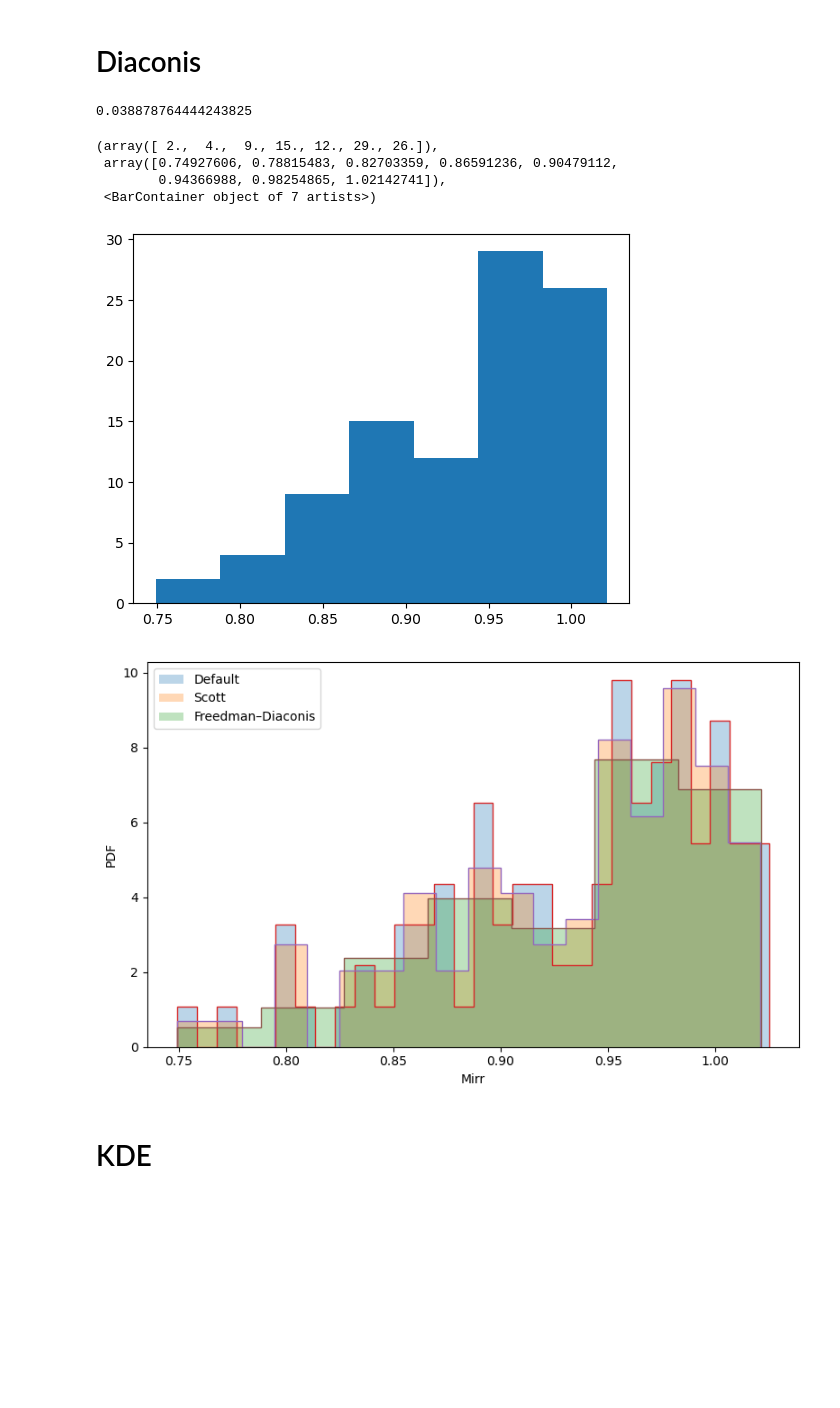
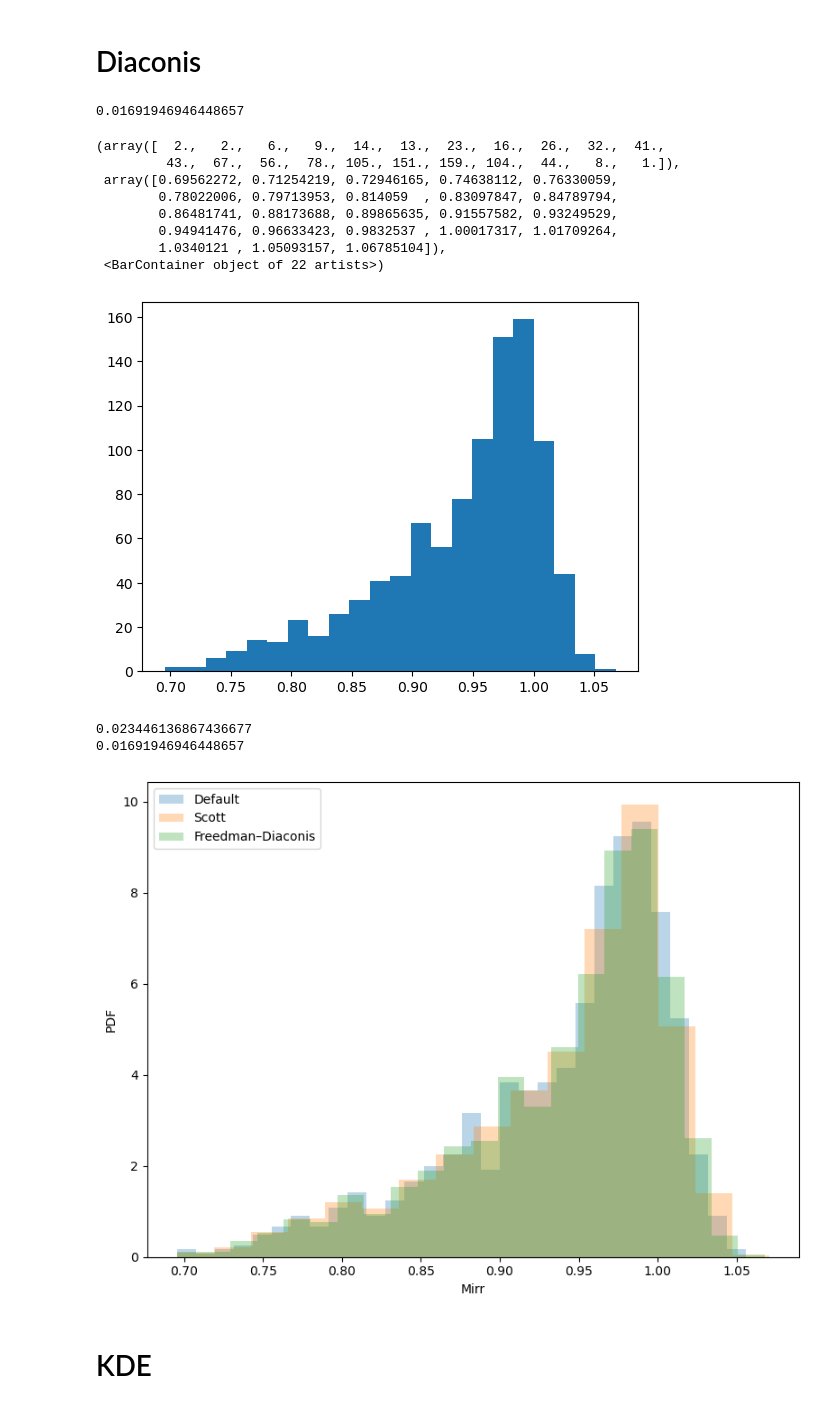
Before and after one commit to lsabatino03/astrostatistics_bicocca_2026, a Jupyter notebook: working/L07_BH.ipynb, the cells around one changed output. Drawn from its saved outputs; the diff is of its cells as text; code cells hidden in the pictures; blank space fills up the shorter version.

```diff
--- a/working/L07_BH.ipynb
+++ b/working/L07_BH.ipynb
@@ -10,7 +10,7 @@ from astroML import stats as astroMLstats
 # %%
 sigma = 0.02
 mu = 1
-N = 100
+N = 1000
 
 chi = np.random.uniform(0,1,N)
 M = np.random.normal(mu, sigma, N)
@@ -31,10 +31,14 @@ plt.hist(Mirr)
 # %% [markdown]
 # Scott
 # %%
-delta = 3.5*sigma/len(Mirr)**(1/3)
+def scott(data):
+    sigma = np.std(data)
+    n = len(data)
+    delta = 3.5 * sigma / n**(1/3)
+    bins = np.arange(np.min(data), np.max(data)+delta, delta)
+    print(delta)
+    return bins
 
-bins_scott = np.arange(np.min(Mirr), np.max(Mirr), delta)
-print(delta)
 
-plt.hist(Mirr, bins = bins_scott)
+plt.hist(Mirr, bins = scott(Mirr))
 # %% [output]
@@ -52,44 +56,47 @@ plt.hist(Mirr, bins = bins_scott)
 # %%
 from astroML import stats as astroMLstats
 
-sigmaG = astroMLstats.sigmaG(Mirr)
-delta = 2.7*sigmaG/len(Mirr)**(1/3)
-print(delta)
+def diac(data):
+    sigmaG = astroMLstats.sigmaG(Mirr)
+    n = len(data)
+    delta = 2.7*sigmaG/n**(1/3)
+    bins = np.arange(np.min(data), np.max(data)+delta, delta)
+    print(delta)
+    return bins
 
-bins_diac = np.arange(np.min(Mirr), np.max(Mirr), delta)
-
-plt.hist(Mirr, bins = bins_diac)
+plt.hist(Mirr, bins = diac(Mirr))
 # %% [output]
-0.038878764444243825
+0.01691946946448657
-(array([ 2.,  4.,  9., 15., 12., 29., 26.]),
- array([0.74927606, 0.78815483, 0.82703359, 0.86591236, 0.90479112,
-        0.94366988, 0.98254865, 1.02142741]),
- <BarContainer object of 7 artists>)
+(array([  2.,   2.,   6.,   9.,  14.,  13.,  23.,  16.,  26.,  32.,  41.,
+         43.,  67.,  56.,  78., 105., 151., 159., 104.,  44.,   8.,   1.]),
+ array([0.69562272, 0.71254219, 0.72946165, 0.74638112, 0.76330059,
+        0.78022006, 0.79713953, 0.814059  , 0.83097847, 0.84789794,
+        0.86481741, 0.88173688, 0.89865635, 0.91557582, 0.93249529,
+        0.94941476, 0.96633423, 0.9832537 , 1.00017317, 1.01709264,
+        1.0340121 , 1.05093157, 1.06785104]),
+ <BarContainer object of 22 artists>)
-[figure, old version]
+[figure, new version]
 # %%
 import matplotlib.pyplot as plt
 
 data = Mirr
 
-plt.figure(figsize=(8,5))
+plt.figure(figsize=(8,6))
 
-# istogrammi normalizzati (pdf)
 plt.hist(data, bins=30, density=True, alpha=0.3, histtype='stepfilled', label='Default')
-plt.hist(data, bins=bins_scott, density=True, alpha=0.3, histtype='stepfilled', label='Scott')
-plt.hist(data, bins=bins_diac, density=True, alpha=0.3, histtype='stepfilled', label='Freedman–Diaconis')
+plt.hist(data, bins=scott(Mirr), density=True, alpha=0.3, histtype='stepfilled', label='Scott')
+plt.hist(data, bins=diac(Mirr), density=True, alpha=0.3, histtype='stepfilled', label='Freedman–Diaconis')
 
-# opzionale: contorni per maggiore leggibilità
-plt.hist(data, bins=30, density=True, histtype='step')
-plt.hist(data, bins=bins_scott, density=True, histtype='step')
-plt.hist(data, bins=bins_diac, density=True, histtype='step')
 
 plt.xlabel("Mirr")
 plt.ylabel("PDF")
 plt.legend()
 plt.tight_layout()
 plt.show()
 # %% [output]
+0.023446136867436677
+0.01691946946448657
-[figure, old version]
+[figure, new version]
 # %% [markdown]
 # KDE
 # %%
```
Also changed, not shown: parts of 8 cells of this notebook.
